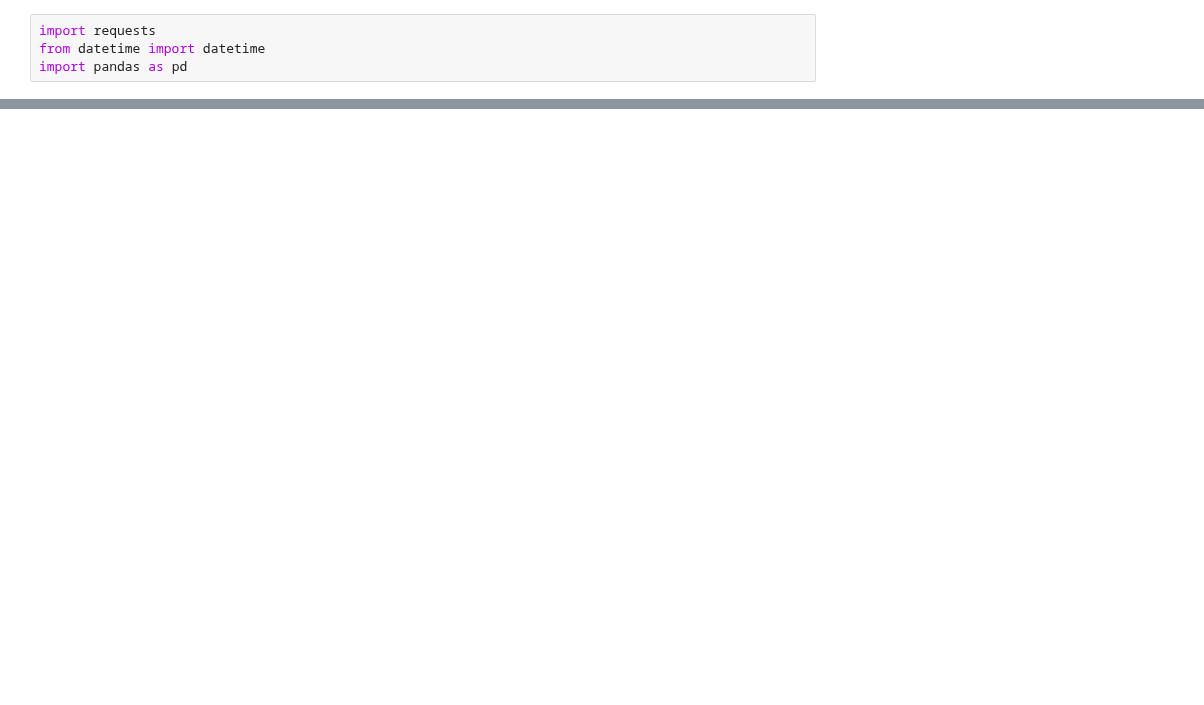
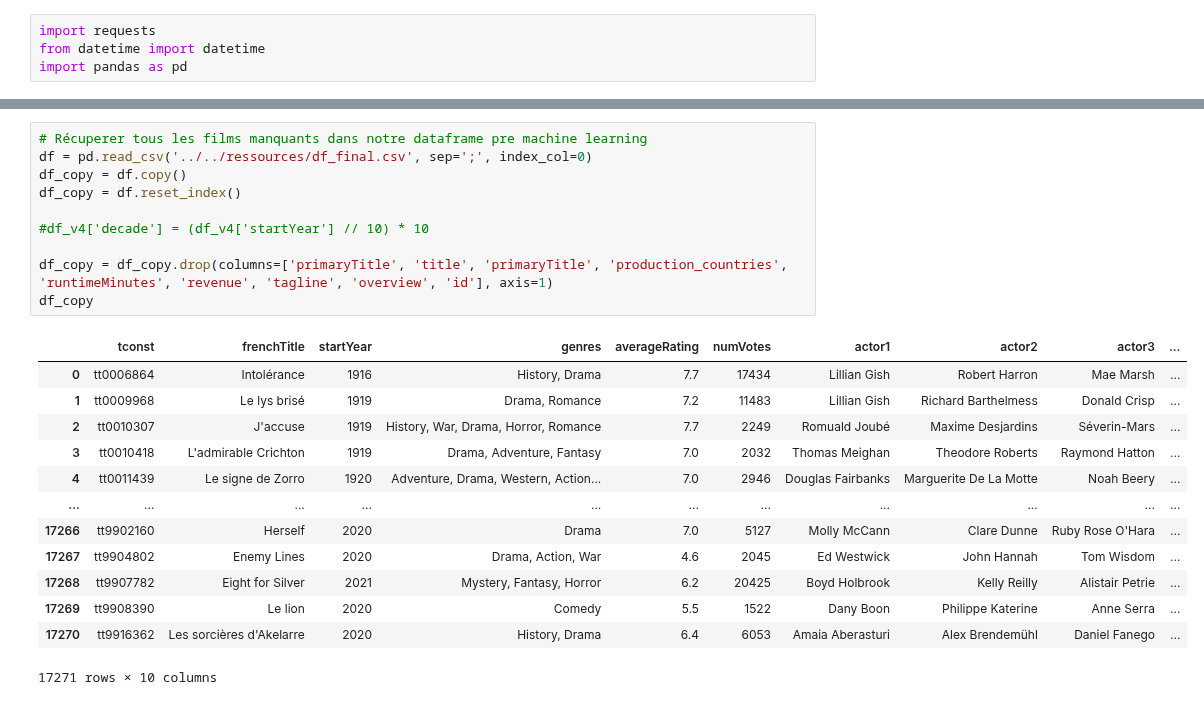
Before and after one commit to Idumii/WildCodeSchool-Projet2, a Jupyter notebook: data/api/getmovies_api.ipynb, the cells around one changed output, grey strips where cells are left out. Drawn from its saved outputs; the diff is of its cells as text; blank space fills up the shorter version.

```diff
--- a/data/api/getmovies_api.ipynb
+++ b/data/api/getmovies_api.ipynb
@@ -158,0 +160,24 @@ get_movie_videos(552524)
+# %%
+# Récuperer tous les films manquants dans notre dataframe pre machine learning
+df = pd.read_csv('../../ressources/df_final.csv', sep=';', index_col=0)
+df_copy = df.copy()
+df_copy = df.reset_index()
+
+#df_v4['decade'] = (df_v4['startYear'] // 10) * 10
+
+df_copy = df_copy.drop(columns=['primaryTitle', 'title', 'primaryTitle', 'production_countries', 'runtimeMinutes', 'revenue', 'tagline', 'overview', 'id'], axis=1)
+df_copy
+# %% [output]
+|  | tconst | frenchTitle | startYear | genres | averageRating | numVotes | actor1 | actor2 | actor3 | ... |
+| 0 | tt0006864 | Intolérance | 1916 | History, Drama | 7.7 | 17434 | Lillian Gish | Robert Harron | Mae Marsh | ... |
+| 1 | tt0009968 | Le lys brisé | 1919 | Drama, Romance | 7.2 | 11483 | Lillian Gish | Richard Barthelmess | Donald Crisp | ... |
+| 2 | tt0010307 | J'accuse | 1919 | History, War, Drama, Horror, Romance | 7.7 | 2249 | Romuald Joubé | Maxime Desjardins | Séverin-Mars | ... |
+| 3 | tt0010418 | L'admirable Crichton | 1919 | Drama, Adventure, Fantasy | 7.0 | 2032 | Thomas Meighan | Theodore Roberts | Raymond Hatton | ... |
+| 4 | tt0011439 | Le signe de Zorro | 1920 | Adventure, Drama, Western, Action... | 7.0 | 2946 | Douglas Fairbanks | Marguerite De La Motte | Noah Beery | ... |
+| ... | ... | ... | ... | ... | ... | ... | ... | ... | ... | ... |
+| 17266 | tt9902160 | Herself | 2020 | Drama | 7.0 | 5127 | Molly McCann | Clare Dunne | Ruby Rose O'Hara | ... |
+| 17267 | tt9904802 | Enemy Lines | 2020 | Drama, Action, War | 4.6 | 2045 | Ed Westwick | John Hannah | Tom Wisdom | ... |
+| 17268 | tt9907782 | Eight for Silver | 2021 | Mystery, Fantasy, Horror | 6.2 | 20425 | Boyd Holbrook | Kelly Reilly | Alistair Petrie | ... |
+| 17269 | tt9908390 | Le lion | 2020 | Comedy | 5.5 | 1522 | Dany Boon | Philippe Katerine | Anne Serra | ... |
+| 17270 | tt9916362 | Les sorcières d'Akelarre | 2020 | History, Drama | 6.4 | 6053 | Amaia Aberasturi | Alex Brendemühl | Daniel Fanego | ... |
+17271 rows × 10 columns
```
Also changed, not shown: parts of 18 cells of this notebook, 4 other files.
